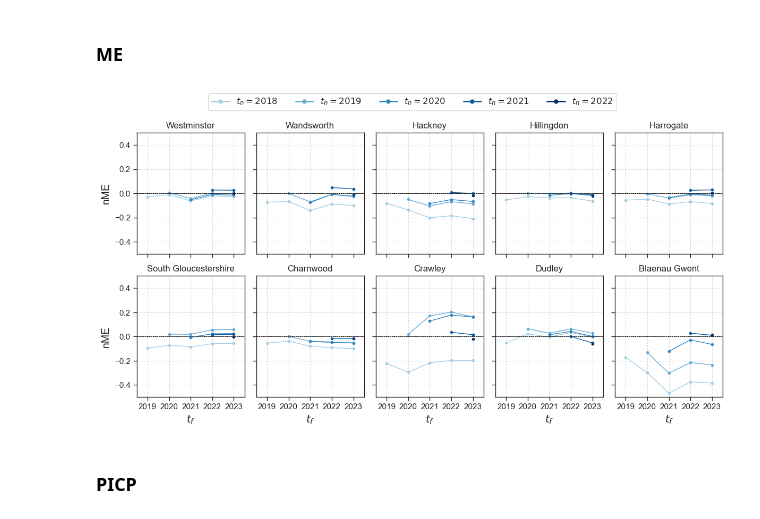
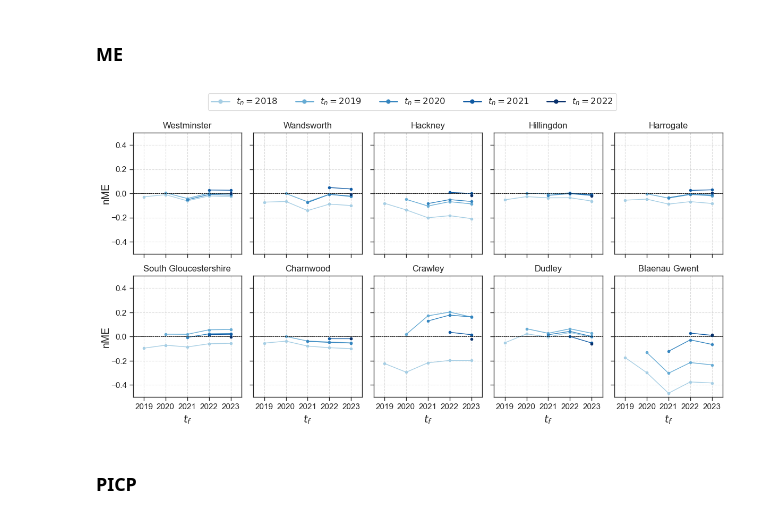
Before and after one commit to isaacflower/EVAdoptionForecastingFramework, a Jupyter notebook: notebooks/main.ipynb, the cells around one changed output. Cells and saved outputs as stored; diff of their text form; code cells hidden in the pictures.

```diff
--- a/notebooks/main.ipynb
+++ b/notebooks/main.ipynb
@@ -422,7 +422,7 @@ years = lsoa_df.columns[:-2].astype(int).values
 plot_colors = {'Low': 'C0', 'Medium': 'darkviolet', 'High': 'deeppink'}
 alpha_95pi = 0.3
 
-fig, axes = plt.subplots(1, 3, figsize=(11, 4), sharex=True, sharey=True)
+fig, axes = plt.subplots(1, 3, figsize=(12, 4), sharex=True, sharey=True)
 
 # Find the overall maximum value for consistent y-axis scaling if sharey=True
 max_upper_bound = 0
@@ -1481,35 +1481,35 @@ for i, lad in enumerate(lad_array):
     ax.tick_params(axis='both', labelsize=11)
     ax.set_title(lad, fontsize=12)
 
     if i % 5 == 0:
-        ax.set_ylabel('nME', fontsize=14, labelpad=5)
+        ax.set_ylabel('nME', fontsize=14, labelpad=0)
 
     if i >= 5:
         ax.set_xlabel('$t_f$', fontsize=14, labelpad=5)
 
 # Create the legend
 handles = []
 labels = []
 for t_n in tn_years:
     handle, = plt.plot([], [], color=colors[t_n], label=f"$t_n={t_n}$", linewidth=2, alpha=1, marker='o', markersize=5)
     handles.append(handle)
     labels.append(f"$t_n={t_n}$")
 
 # Add the shared legend
 fig.legend(
     handles=handles,
     labels=labels,
     loc='upper center',
     bbox_to_anchor=(0.5, 1.08),
     ncol=6,
     fontsize=12
 )
 
 plt.tight_layout()
 plt.savefig('../figures/normalised_me.png', bbox_inches="tight", pad_inches=0.2, dpi=300)
 plt.show()
 # %% [output]
-[figure, old version]
+[figure, new version]
 # %% [markdown]
 ### PICP
 # %%
```
Also changed, not shown: parts of 1 cell of this notebook, 2 other files.
